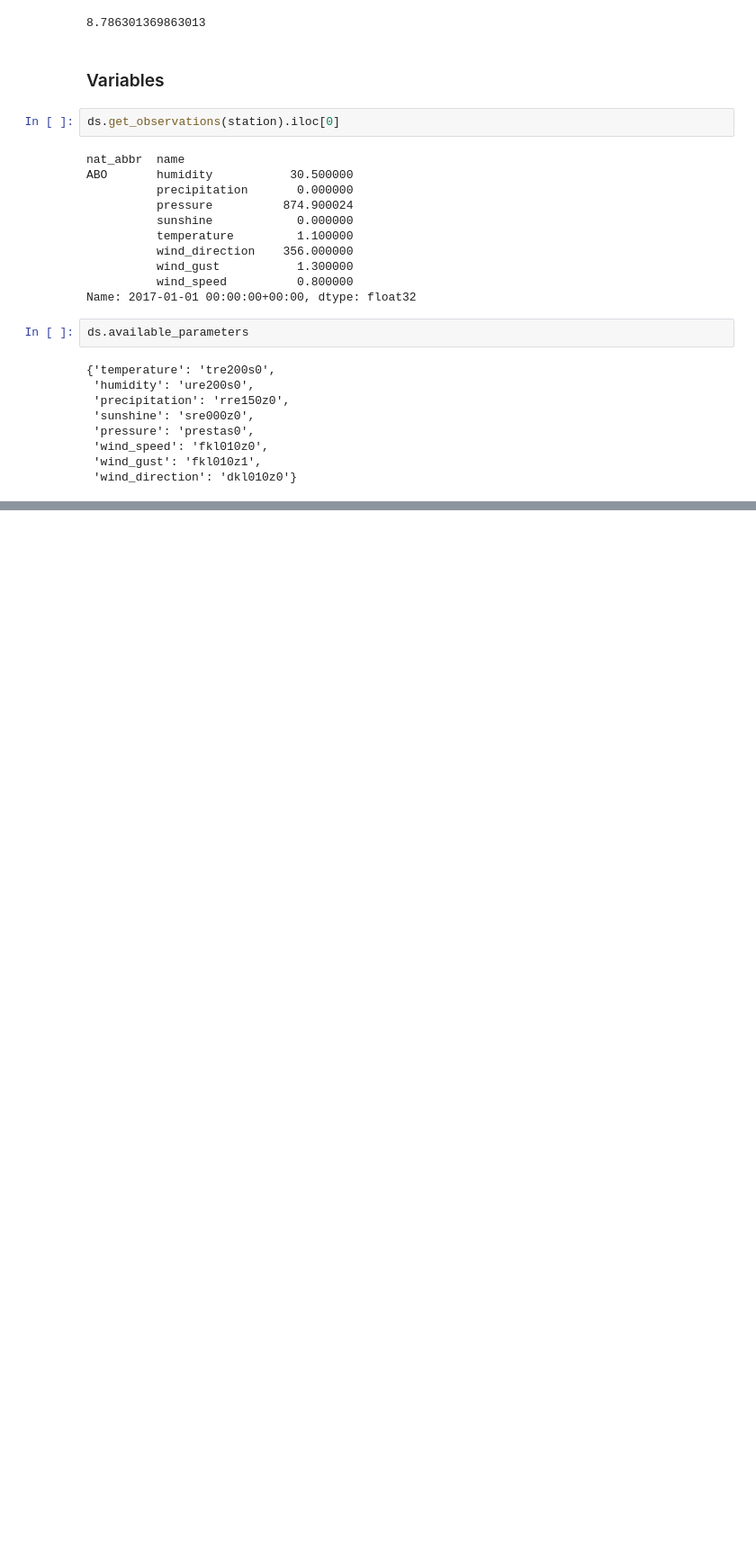
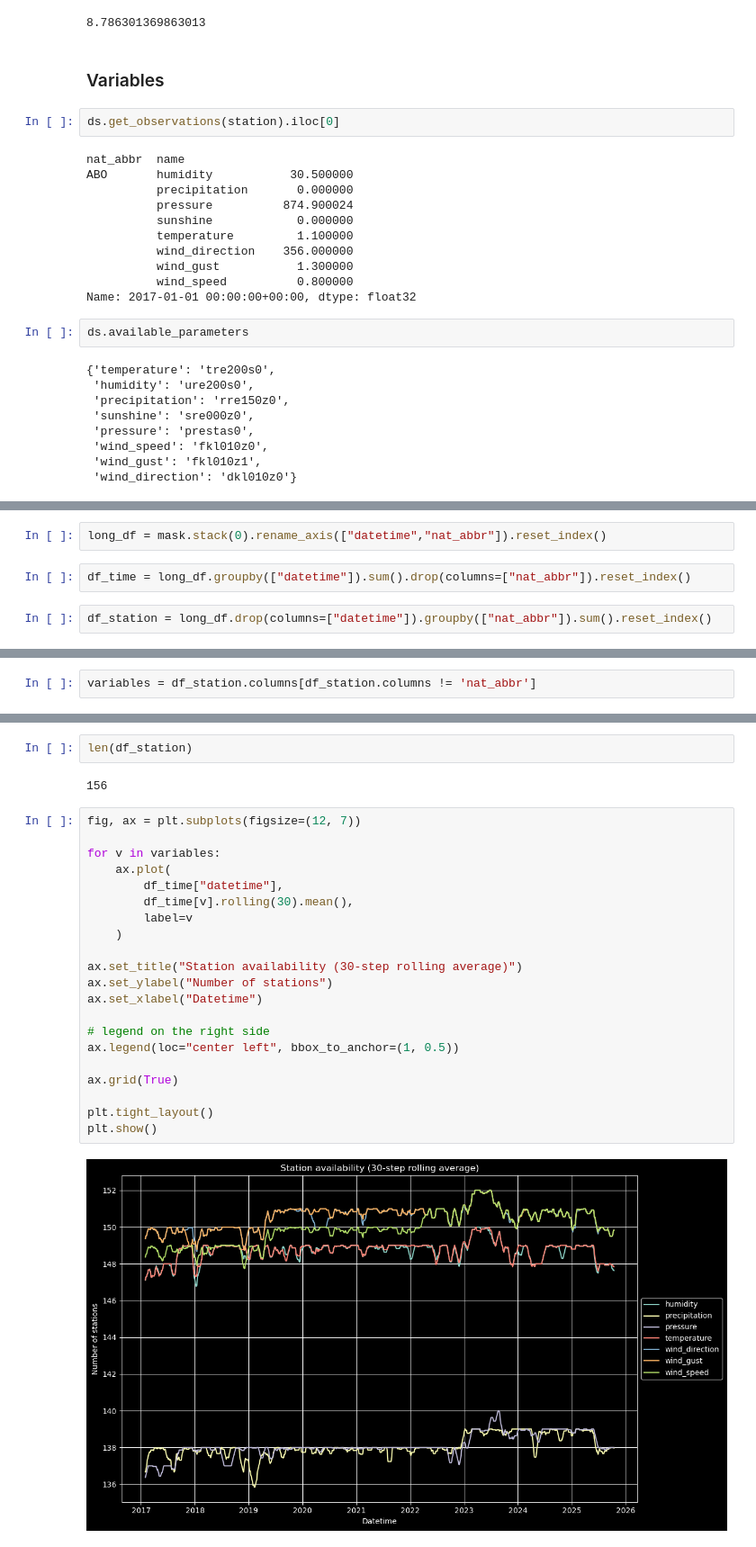
Before and after one commit to aureliedj/weather-station-model-with-transformers, a Jupyter notebook: Data_Exploration.ipynb, the cells around one changed output, grey strips where cells are left out. Shown at 90% size. Cells and saved outputs as stored; diff of their text form; blank space fills up the shorter version.

```diff
--- a/Data_Exploration.ipynb
+++ b/Data_Exploration.ipynb
@@ -120,0 +151,6 @@ ds.available_parameters
+# %%
+long_df = mask.stack(0).rename_axis(["datetime","nat_abbr"]).reset_index()
+# %%
+df_time = long_df.groupby(["datetime"]).sum().drop(columns=["nat_abbr"]).reset_index()
+# %%
+df_station = long_df.drop(columns=["datetime"]).groupby(["nat_abbr"]).sum().reset_index()
@@ -120,0 +163,2 @@ ds.available_parameters
+# %%
+variables = df_station.columns[df_station.columns != 'nat_abbr']
@@ -120,0 +225,27 @@ ds.available_parameters
+# %%
+len(df_station)
+# %% [output]
+156
+# %%
+fig, ax = plt.subplots(figsize=(12, 7))
+
+for v in variables:
+    ax.plot(
+        df_time["datetime"],
+        df_time[v].rolling(30).mean(),
+        label=v
+    )
+
+ax.set_title("Station availability (30-step rolling average)")
+ax.set_ylabel("Number of stations")
+ax.set_xlabel("Datetime")
+
+# legend on the right side
+ax.legend(loc="center left", bbox_to_anchor=(1, 0.5))
+
+ax.grid(True)
+
+plt.tight_layout()
+plt.show()
+# %% [output]
+[figure, added]
```
Also changed, not shown: parts of 10 cells of this notebook.
